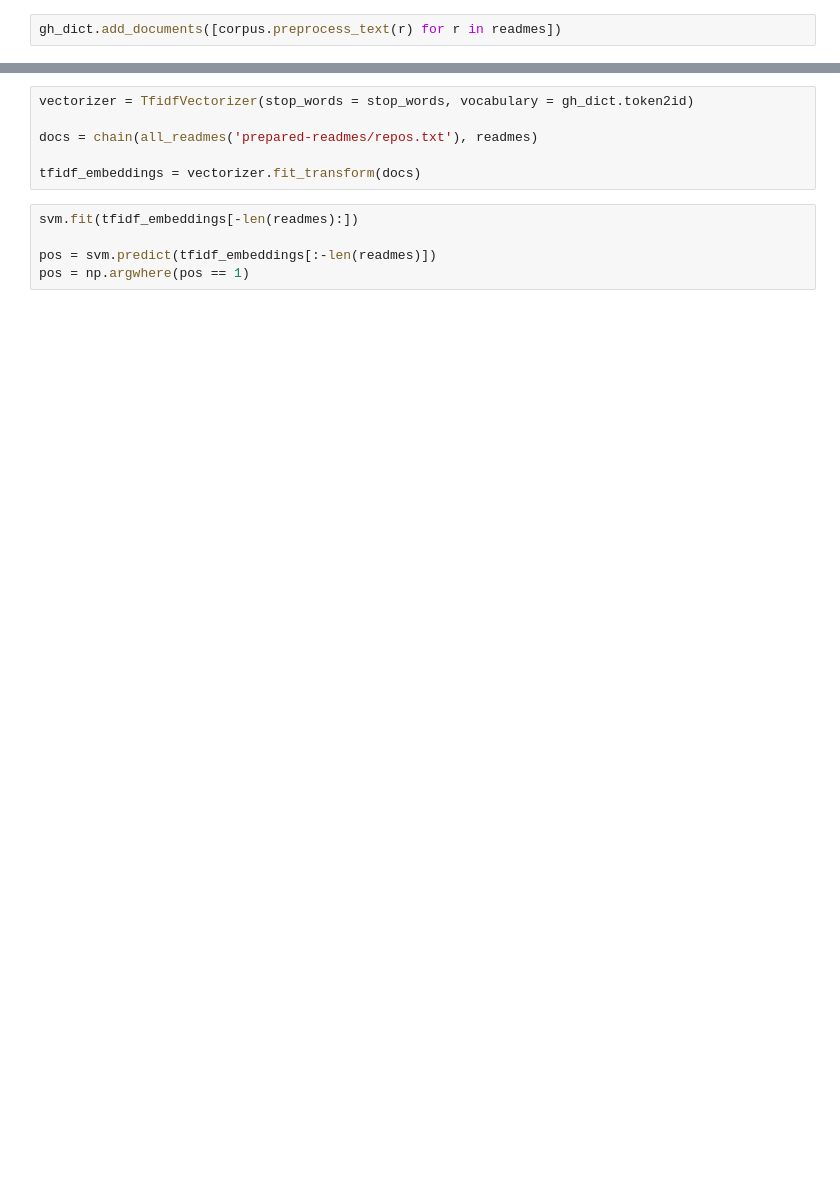
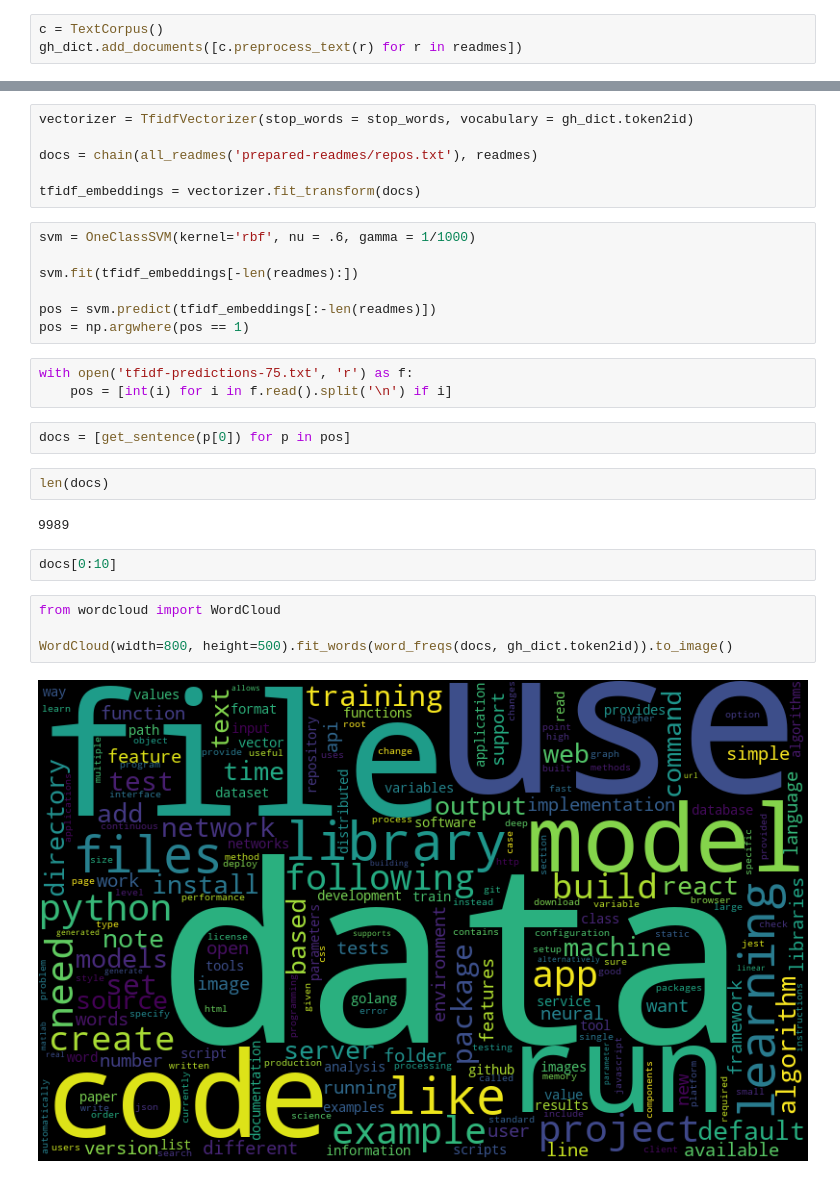
Before and after one commit to nandanrao/embed-software, a Jupyter notebook: test-sentence-embeddings.ipynb, the cells around one changed output, grey strips where cells are left out. Saved outputs shown, nothing was run; the diff lists cells and outputs as text; blank space fills up the shorter version.

```diff
--- a/test-sentence-embeddings.ipynb
+++ b/test-sentence-embeddings.ipynb
@@ -279,5 +300,6 @@ gh_dict = Dictionary().load('prepared-readmes/gh-raw-dict')
 # %%
 gh_dict.filter_extremes(no_below=200)
 # %%
-gh_dict.add_documents([corpus.preprocess_text(r) for r in readmes])
+c = TextCorpus()
+gh_dict.add_documents([c.preprocess_text(r) for r in readmes])
 # %%
@@ -298,8 +316,27 @@ docs = chain(all_readmes('prepared-readmes/repos.txt'), readmes)
 
 tfidf_embeddings = vectorizer.fit_transform(docs)
 # %%
+svm = OneClassSVM(kernel='rbf', nu = .6, gamma = 1/1000)
+
 svm.fit(tfidf_embeddings[-len(readmes):])
 
 pos = svm.predict(tfidf_embeddings[:-len(readmes)])
 pos = np.argwhere(pos == 1)
+# %%
+with open('tfidf-predictions-75.txt', 'r') as f:
+    pos = [int(i) for i in f.read().split('\n') if i]
+# %%
+docs = [get_sentence(p[0]) for p in pos]
+# %%
+len(docs)
+# %% [output]
+9989
+# %%
+docs[0:10]
+# %%
+from wordcloud import WordCloud
+
+WordCloud(width=800, height=500).fit_words(word_freqs(docs, gh_dict.token2id)).to_image()
+# %% [output]
+[figure, added]
 # %%
```
Also changed, not shown: parts of 37 cells of this notebook, 3 other files.
